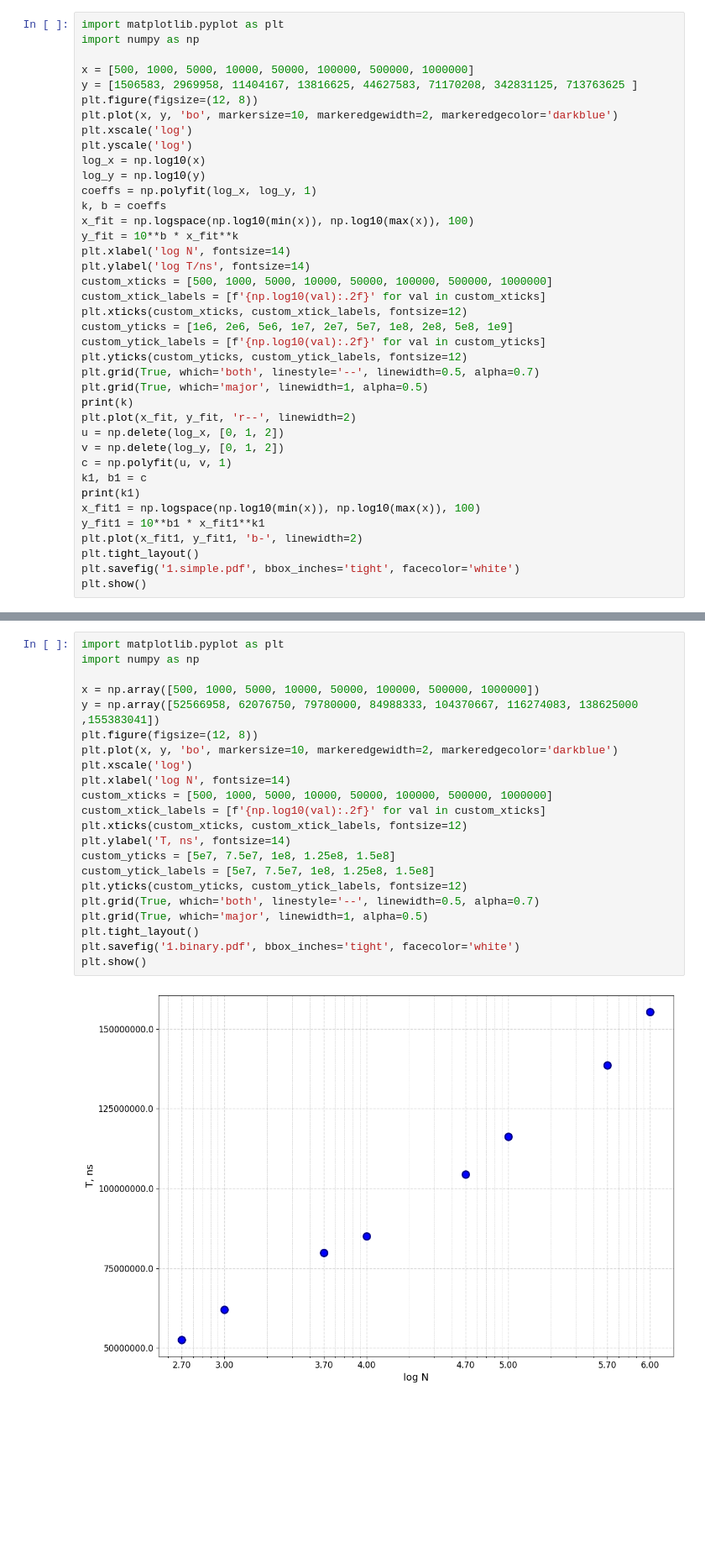
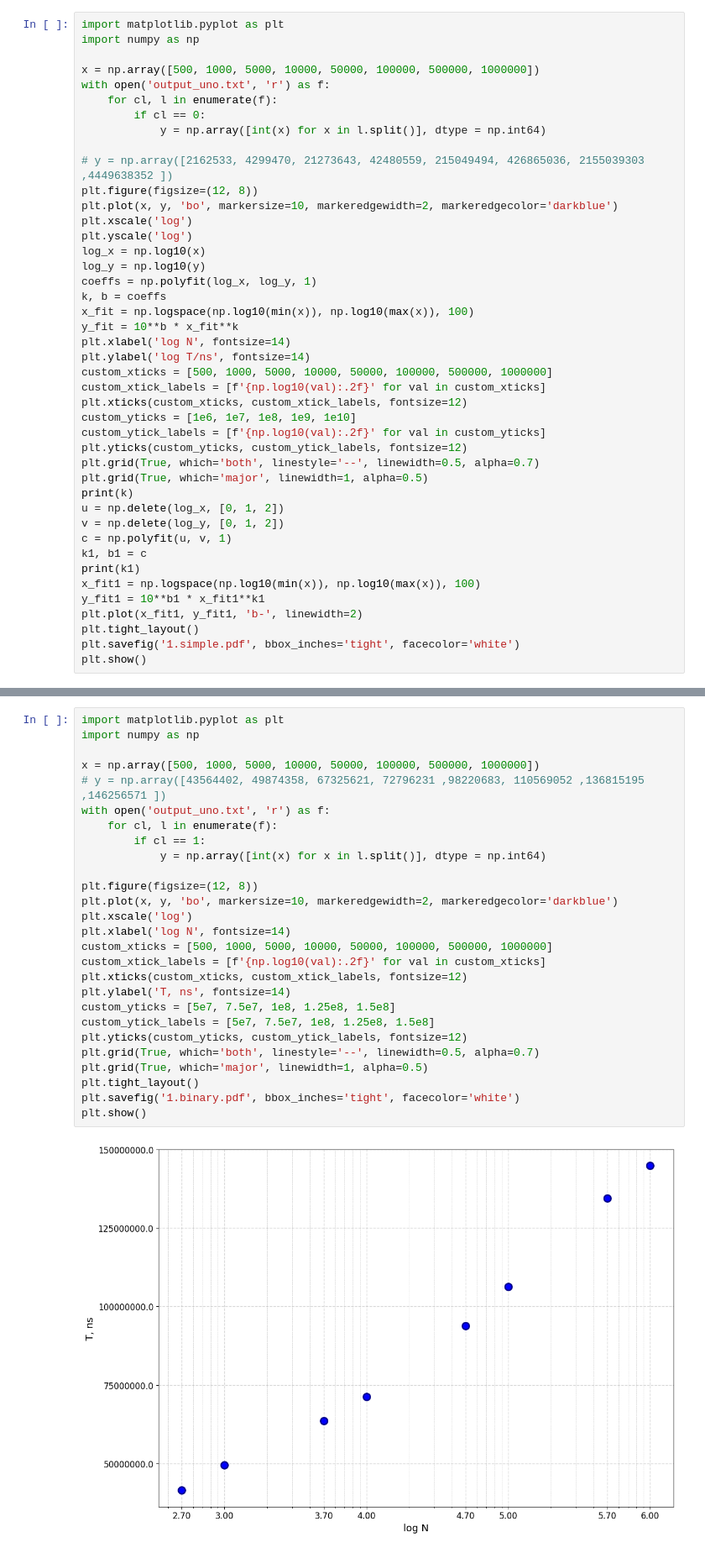
Before and after one commit to ak4235920/laboratory-mipt-2026-cpp, a Jupyter notebook: lab01/code/graphs.ipynb, the cells around one changed output, grey strips where cells are left out. Shown at 84% size. Saved outputs shown, nothing was run; the diff lists cells and outputs as text; blank space fills up the shorter version.

```diff
--- a/lab01/code/graphs.ipynb
+++ b/lab01/code/graphs.ipynb
@@ -2,8 +2,13 @@
 import matplotlib.pyplot as plt
 import numpy as np
 
-x = [500, 1000, 5000, 10000, 50000, 100000, 500000, 1000000]
-y = [1506583, 2969958, 11404167, 13816625, 44627583, 71170208, 342831125, 713763625 ]
+x = np.array([500, 1000, 5000, 10000, 50000, 100000, 500000, 1000000])
+with open('output_uno.txt', 'r') as f:
+    for cl, l in enumerate(f):
+        if cl == 0:
+            y = np.array([int(x) for x in l.split()], dtype = np.int64)
+
+# y = np.array([2162533, 4299470, 21273643, 42480559, 215049494, 426865036, 2155039303 ,4449638352 ])
 plt.figure(figsize=(12, 8))
 plt.plot(x, y, 'bo', markersize=10, markeredgewidth=2, markeredgecolor='darkblue')
 plt.xscale('log')
@@ -19,13 +24,12 @@ plt.ylabel('log T/ns', fontsize=14)
 custom_xticks = [500, 1000, 5000, 10000, 50000, 100000, 500000, 1000000]
 custom_xtick_labels = [f'{np.log10(val):.2f}' for val in custom_xticks]
 plt.xticks(custom_xticks, custom_xtick_labels, fontsize=12)
-custom_yticks = [1e6, 2e6, 5e6, 1e7, 2e7, 5e7, 1e8, 2e8, 5e8, 1e9]
+custom_yticks = [1e6, 1e7, 1e8, 1e9, 1e10]
 custom_ytick_labels = [f'{np.log10(val):.2f}' for val in custom_yticks]
 plt.yticks(custom_yticks, custom_ytick_labels, fontsize=12)
 plt.grid(True, which='both', linestyle='--', linewidth=0.5, alpha=0.7)
 plt.grid(True, which='major', linewidth=1, alpha=0.5)
 print(k)
-plt.plot(x_fit, y_fit, 'r--', linewidth=2)
 u = np.delete(log_x, [0, 1, 2])
 v = np.delete(log_y, [0, 1, 2])
 c = np.polyfit(u, v, 1)
@@ -44,27 +48,32 @@ plt.show()
 # %%
 import matplotlib.pyplot as plt
 import numpy as np
 
 x = np.array([500, 1000, 5000, 10000, 50000, 100000, 500000, 1000000])
-y = np.array([52566958, 62076750, 79780000, 84988333, 104370667, 116274083, 138625000 ,155383041])
+# y = np.array([43564402, 49874358, 67325621, 72796231 ,98220683, 110569052 ,136815195 ,146256571 ])
+with open('output_uno.txt', 'r') as f:
+    for cl, l in enumerate(f):
+        if cl == 1:
+            y = np.array([int(x) for x in l.split()], dtype = np.int64)
+
 plt.figure(figsize=(12, 8))
 plt.plot(x, y, 'bo', markersize=10, markeredgewidth=2, markeredgecolor='darkblue')
 plt.xscale('log')
 plt.xlabel('log N', fontsize=14)
 custom_xticks = [500, 1000, 5000, 10000, 50000, 100000, 500000, 1000000]
 custom_xtick_labels = [f'{np.log10(val):.2f}' for val in custom_xticks]
 plt.xticks(custom_xticks, custom_xtick_labels, fontsize=12)
 plt.ylabel('T, ns', fontsize=14)
 custom_yticks = [5e7, 7.5e7, 1e8, 1.25e8, 1.5e8]
 custom_ytick_labels = [5e7, 7.5e7, 1e8, 1.25e8, 1.5e8]
 plt.yticks(custom_yticks, custom_ytick_labels, fontsize=12)
 plt.grid(True, which='both', linestyle='--', linewidth=0.5, alpha=0.7)
 plt.grid(True, which='major', linewidth=1, alpha=0.5)
 plt.tight_layout()
 plt.savefig('1.binary.pdf', bbox_inches='tight', facecolor='white')
 plt.show()
 # %% [output]
-[figure, old version]
+[figure, new version]
 # %%
 import matplotlib.pyplot as plt
 import numpy as np
```
Also changed, not shown: parts of 13 cells of this notebook, 42 other files.
